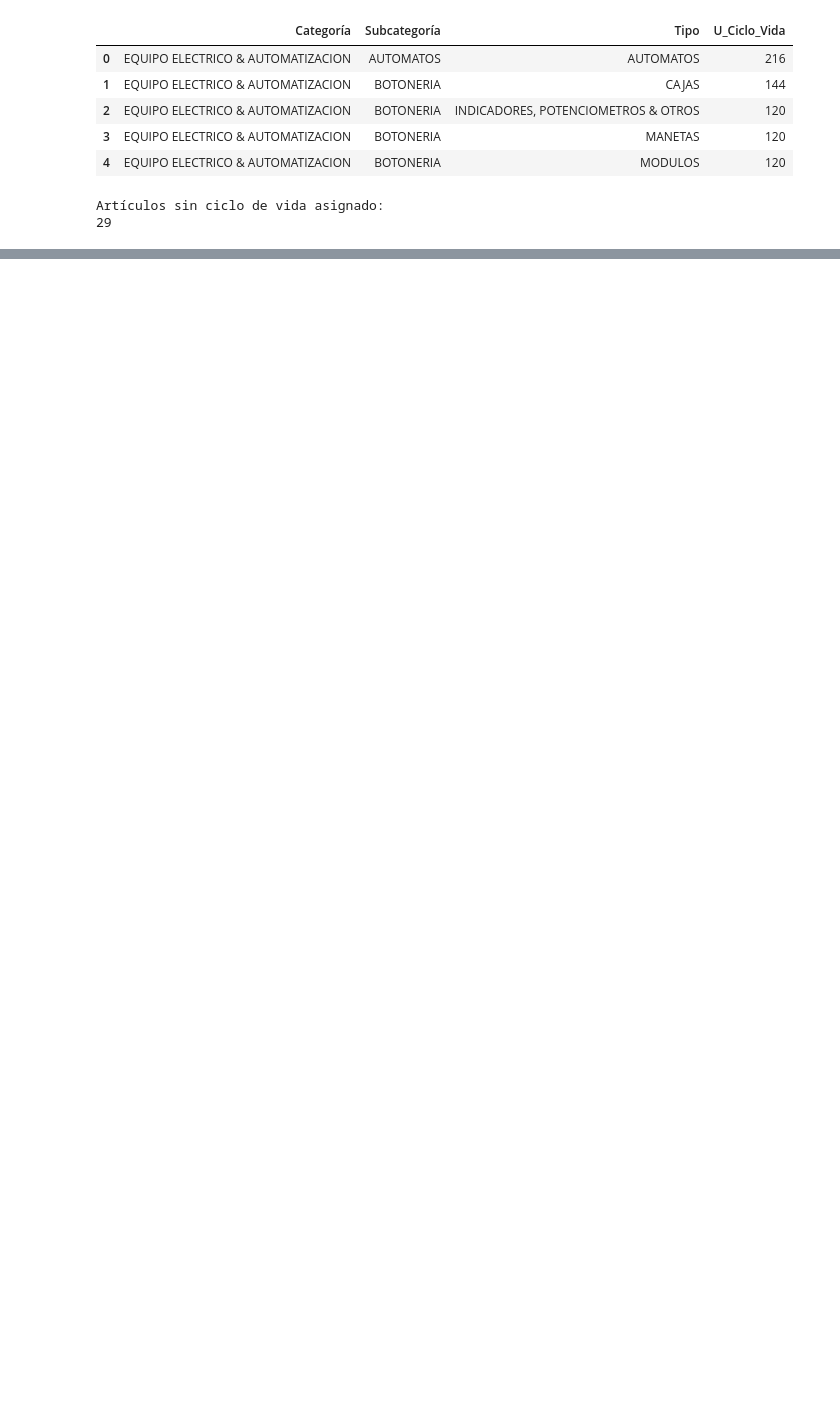
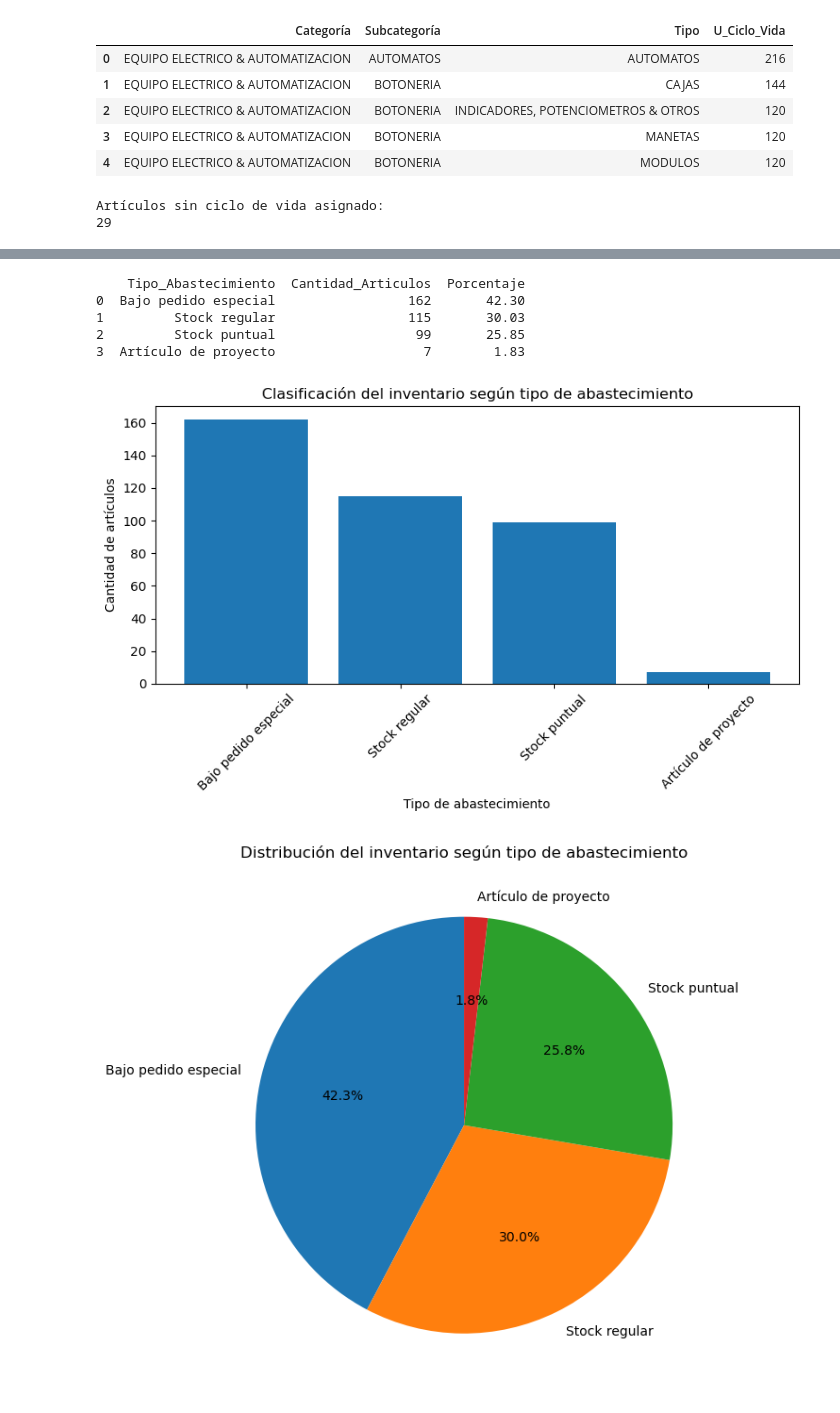
Before and after one commit to choppeb7/Tesis-Master-AI, a Jupyter notebook: Notebook_desarrollo.ipynb, the cells around one changed output, grey strips where cells are left out. Drawn from its saved outputs; the diff is of its cells as text; code cells hidden in the pictures; blank space fills up the shorter version.

```diff
--- a/Notebook_desarrollo.ipynb
+++ b/Notebook_desarrollo.ipynb
@@ -733,0 +1060,61 @@ df_OITM_Ventas.to_csv(nombre_archivo,
+# %%
+import pandas as pd
+import matplotlib.pyplot as plt
+
+# ============================================
+# RESUMEN DE CLASIFICACIÓN DE ABASTECIMIENTO
+# ============================================
+
+resumen_abastecimiento = df_OITM_Ventas["U_Tipo_Abastecimiento"].value_counts().reset_index()
+resumen_abastecimiento.columns = ["Tipo_Abastecimiento", "Cantidad_Articulos"]
+
+resumen_abastecimiento["Porcentaje"] = (
+    resumen_abastecimiento["Cantidad_Articulos"]
+    / resumen_abastecimiento["Cantidad_Articulos"].sum()
+    * 100
+).round(2)
+
+print(resumen_abastecimiento)
+
+# ============================================
+# GRÁFICO DE BARRAS
+# ============================================
+
+plt.figure(figsize=(8, 5))
+
+plt.bar(
+    resumen_abastecimiento["Tipo_Abastecimiento"],
+    resumen_abastecimiento["Cantidad_Articulos"]
+)
+
+plt.title("Clasificación del inventario según tipo de abastecimiento")
+plt.xlabel("Tipo de abastecimiento")
+plt.ylabel("Cantidad de artículos")
+plt.xticks(rotation=45)
+plt.tight_layout()
+plt.show()
+
+# ============================================
+# DIAGRAMA DE PASTEL
+# ============================================
+
+plt.figure(figsize=(7, 7))
+
+plt.pie(
+    resumen_abastecimiento["Cantidad_Articulos"],
+    labels=resumen_abastecimiento["Tipo_Abastecimiento"],
+    autopct="%1.1f%%",
+    startangle=90
+)
+
+plt.title("Distribución del inventario según tipo de abastecimiento")
+plt.tight_layout()
+plt.show()
+# %% [output]
+    Tipo_Abastecimiento  Cantidad_Articulos  Porcentaje
+0  Bajo pedido especial                 162       42.30
+1         Stock regular                 115       30.03
+2         Stock puntual                  99       25.85
+3  Artículo de proyecto                   7        1.83
+[figure, added]
+[figure, added]
```
Also changed, not shown: parts of 12 cells of this notebook, 1 other file.
